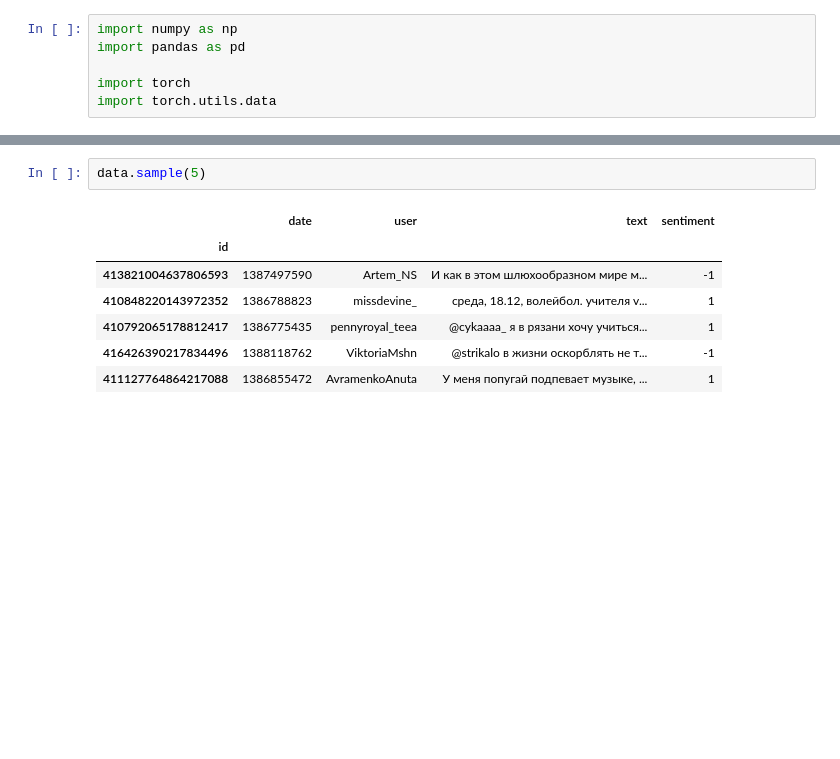
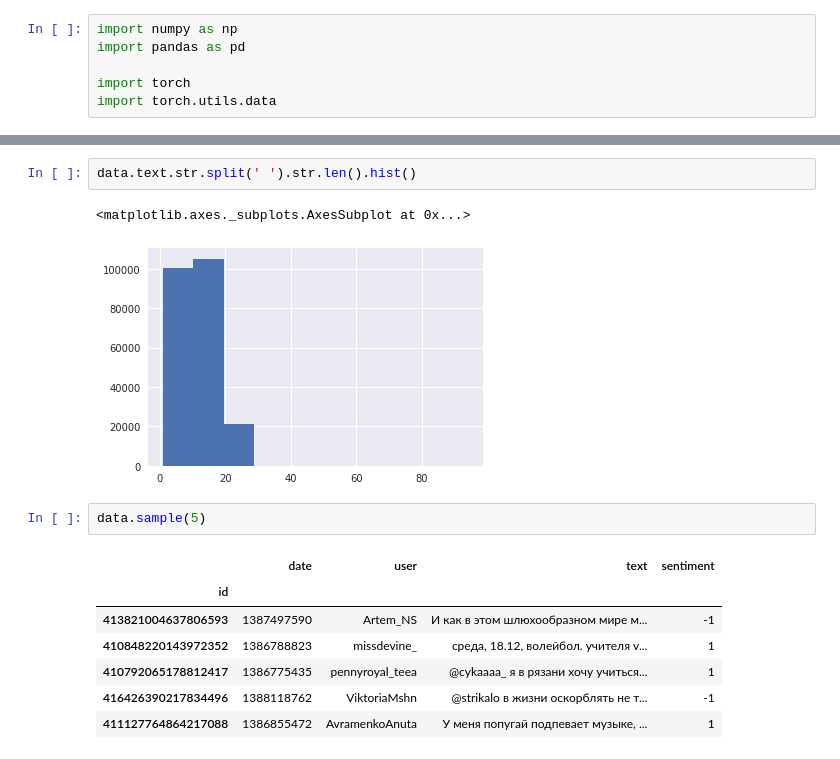
Before and after one commit to Guitaricet/text_classification, a Jupyter notebook: preproces/makaron.ipynb, the cells around one changed output, grey strips where cells are left out. Drawn from its saved outputs; the diff is of its cells as text; blank space fills up the shorter version.

```diff
--- a/preproces/makaron.ipynb
+++ b/preproces/makaron.ipynb
@@ -16,3 +33,8 @@ data = pd.concat([data_pos, data_neg])
+# %%
+data.text.str.split(' ').str.len().hist()
+# %% [output]
+<matplotlib.axes._subplots.AxesSubplot at 0x...>
+[figure, added]
 # %%
 data.sample(5)
 # %% [output]
```
Also changed, not shown: parts of 17 cells of this notebook, 1 other file.
